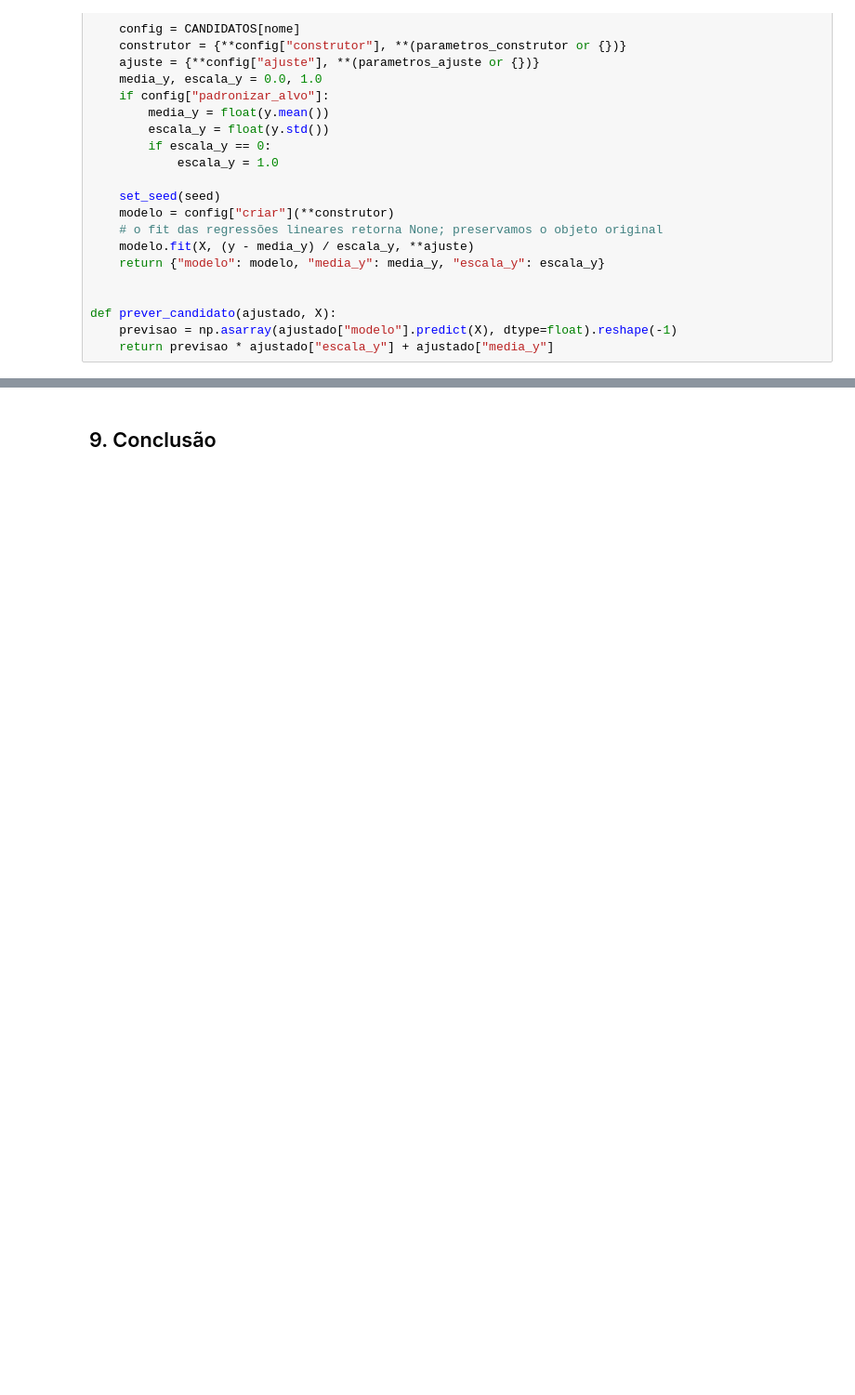
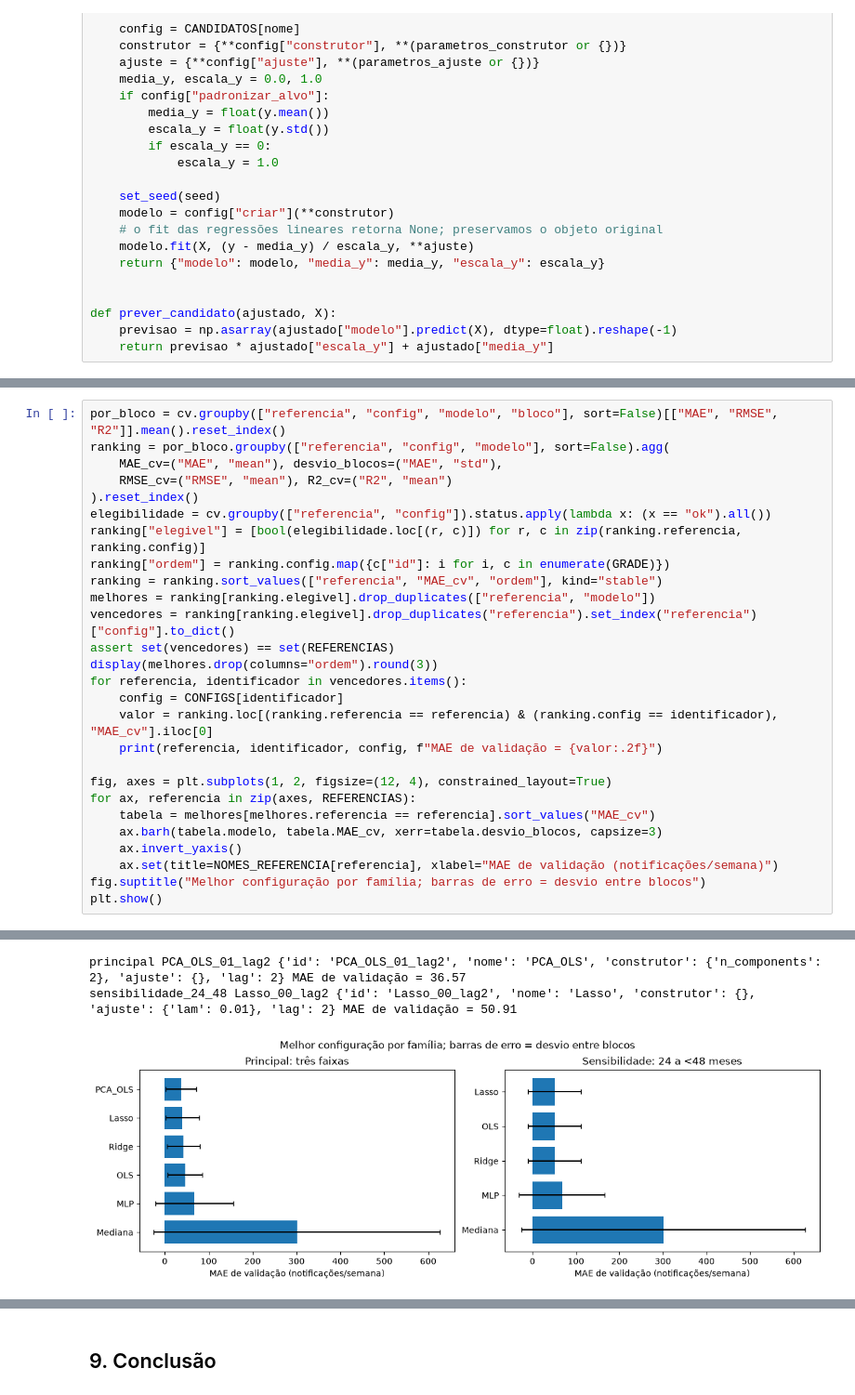
Before and after one commit to Machine-Learning-Name-in-progress/Regression-Pipeline, a Jupyter notebook: regression_pipeline.ipynb, the cells around one changed output, grey strips where cells are left out. Shown at 93% size. Saved outputs shown, nothing was run; the diff lists cells and outputs as text; blank space fills up the shorter version.

```diff
--- a/regression_pipeline.ipynb
+++ b/regression_pipeline.ipynb
@@ -628,0 +809,28 @@ Após o teste, ajustar com o histórico pré-campanha e estimar as semanas de 20
+# %%
+por_bloco = cv.groupby(["referencia", "config", "modelo", "bloco"], sort=False)[["MAE", "RMSE", "R2"]].mean().reset_index()
+ranking = por_bloco.groupby(["referencia", "config", "modelo"], sort=False).agg(
+    MAE_cv=("MAE", "mean"), desvio_blocos=("MAE", "std"),
+    RMSE_cv=("RMSE", "mean"), R2_cv=("R2", "mean")
+).reset_index()
+elegibilidade = cv.groupby(["referencia", "config"]).status.apply(lambda x: (x == "ok").all())
+ranking["elegivel"] = [bool(elegibilidade.loc[(r, c)]) for r, c in zip(ranking.referencia, ranking.config)]
+ranking["ordem"] = ranking.config.map({c["id"]: i for i, c in enumerate(GRADE)})
+ranking = ranking.sort_values(["referencia", "MAE_cv", "ordem"], kind="stable")
+melhores = ranking[ranking.elegivel].drop_duplicates(["referencia", "modelo"])
+vencedores = ranking[ranking.elegivel].drop_duplicates("referencia").set_index("referencia")["config"].to_dict()
+assert set(vencedores) == set(REFERENCIAS)
+display(melhores.drop(columns="ordem").round(3))
+for referencia, identificador in vencedores.items():
+    config = CONFIGS[identificador]
+    valor = ranking.loc[(ranking.referencia == referencia) & (ranking.config == identificador), "MAE_cv"].iloc[0]
+    print(referencia, identificador, config, f"MAE de validação = {valor:.2f}")
+
+fig, axes = plt.subplots(1, 2, figsize=(12, 4), constrained_layout=True)
+for ax, referencia in zip(axes, REFERENCIAS):
+    tabela = melhores[melhores.referencia == referencia].sort_values("MAE_cv")
+    ax.barh(tabela.modelo, tabela.MAE_cv, xerr=tabela.desvio_blocos, capsize=3)
+    ax.invert_yaxis()
+    ax.set(title=NOMES_REFERENCIA[referencia], xlabel="MAE de validação (notificações/semana)")
+fig.suptitle("Melhor configuração por família; barras de erro = desvio entre blocos")
+plt.show()
+# %% [output]
@@ -628,0 +849,3 @@ Após o teste, ajustar com o histórico pré-campanha e estimar as semanas de 20
+principal PCA_OLS_01_lag2 {'id': 'PCA_OLS_01_lag2', 'nome': 'PCA_OLS', 'construtor': {'n_components': 2}, 'ajuste': {}, 'lag': 2} MAE de validação = 36.57
+sensibilidade_24_48 Lasso_00_lag2 {'id': 'Lasso_00_lag2', 'nome': 'Lasso', 'construtor': {}, 'ajuste': {'lam': 0.01}, 'lag': 2} MAE de validação = 50.91
+[figure, added]
```
Also changed, not shown: parts of 65 cells of this notebook, 3 other files.
